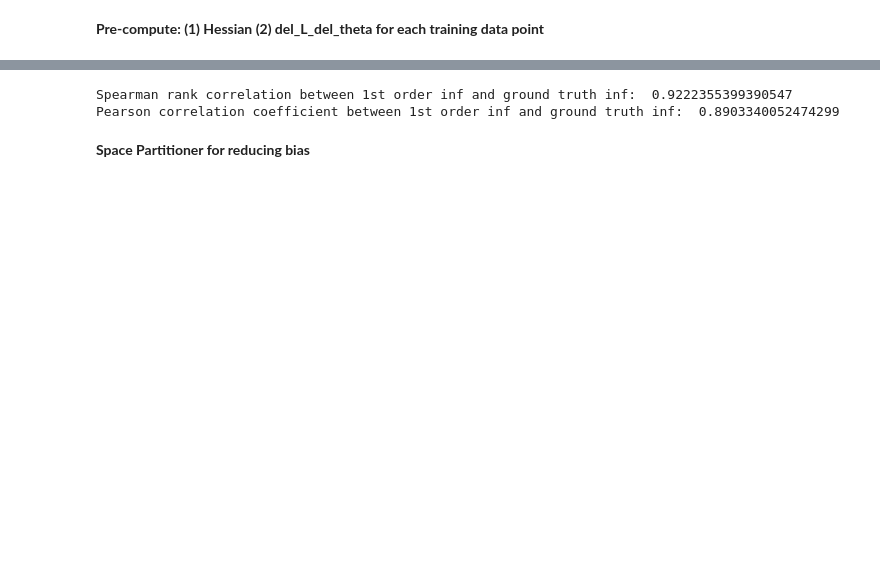
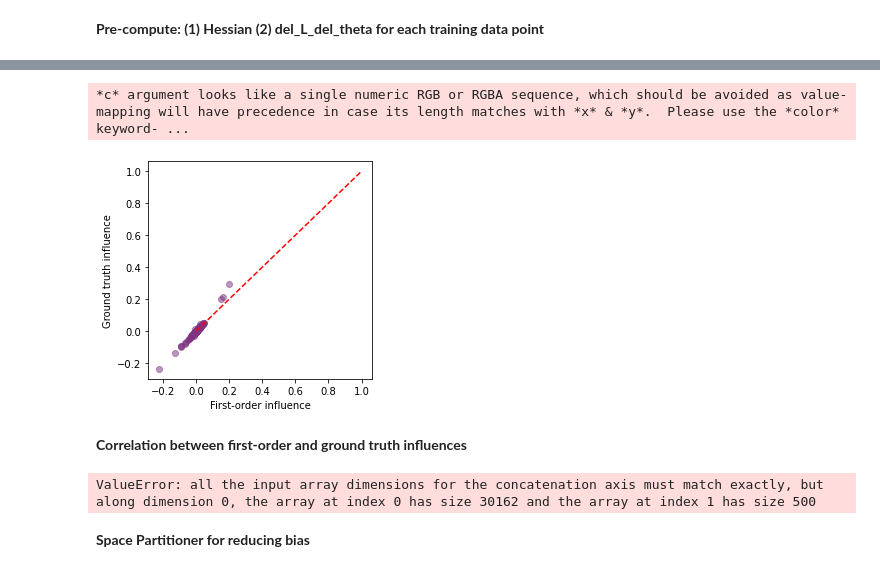
Before and after one commit to romilapradhan/gopher, a Jupyter notebook: if_predicates.ipynb, the cells around one changed output, grey strips where cells are left out. Cells and saved outputs as stored; diff of their text form; code cells hidden in the pictures; blank space fills up the shorter version.

Commit message:
second-order works

```diff
--- a/if_predicates.ipynb
+++ b/if_predicates.ipynb
@@ -67,6 +67,10 @@ y_train = df_train['income']
 
 X_test = df_test.drop(columns='income')
 y_test = df_test['income']
+
+size=500
+X_train = X_train[0:size]
+y_train = y_train[0:size]
 
 X_train_orig = copy.deepcopy(X_train)
 X_test_orig = copy.deepcopy(X_test)
@@ -279 +258,15 @@ for i in range(len(X_train)):
+# %%
+hexact = 1
+v1 = del_spd_del_theta(num_params, X_test_orig, X_test, y_pred_test)
+# ix = 203
+# v1 = del_L_del_theta_i(num_params, y_test[ix], X_test[ix], y_pred_test[ix])
+if hexact == 1:
+    H_exact = np.zeros((num_params, num_params))
+    for i in range(len(X_train)):
+        H_exact = np.add(H_exact, hessian_all_points[i])
+    hinv_exact = np.linalg.pinv(H_exact)
+    hinv_v = np.matmul(hinv_exact, v1)
+else: #using Hessian vector product
+    size_hvp = int(len(X_train) * .01)
+    hinv_v = hessian_vector_product(num_params, len(X_train), size_hvp, v1, hessian_all_points)
 # %% [markdown]
@@ -292,0 +291,7 @@ sort_index = np.argsort(spdgt)[::-1][:len(spdgt)]
+# %%
+# Misclassified points
+clf.fit(X_train, y_train)
+y_pred = clf.predict_proba(X_test)
+for i in range(len(X_test)):
+    if (y_pred[i][y_test[i]] < y_pred[i][1 - y_test[i]]):
+        print(i)
@@ -293,18 +338,32 @@ sort_index = np.argsort(spdgt)[::-1][:len(spdgt)]
+# %%
+colors = (0.5,0.2,0.5)
+# fig = plt.figure()
+fig, ax = plt.subplots(figsize=(4,4))
+plt.scatter(infs_1, delta_loss_gt, c=colors, alpha=0.5)
+plt.xlabel('First-order influence')
+plt.ylabel('Ground truth influence')
+ax.plot((0,1), 'r--')
+# ax.plot([0,1],[0,1], transform=ax.transAxes)
+plt.show()
+# %% [output]
+*c* argument looks like a single numeric RGB or RGBA sequence, which should be avoided as value-mapping will have precedence in case its length matches with *x* & *y*.  Please use the *color* keyword- ...
+[figure, added]
+# %% [markdown]
+**Correlation between first-order and ground truth influences**
 # %%
-size_hvp = int(len(X_train) * .001)
-# Hessian vector product H^{-1}v, v = del_fairness
-v1 = del_spd_del_theta(num_params, X_test_orig, X_test, y_pred_test)
-# v = del_L_del_theta[3]
-hinv_v = hessian_vector_product(num_params, len(X_train), size_hvp, v1, hessian_all_points)
-
-infs_1 = first_order_influence(del_L_del_theta, hinv_v, len(X_train))
 print("Spearman rank correlation between 1st order inf and ground truth inf: ",
       stats.spearmanr(spdgt, infs_1)[0])
 print("Pearson correlation coefficient between 1st order inf and ground truth inf: ",
       stats.pearsonr(spdgt, infs_1)[0])
+
+colors = (0.5,0.2,0.5)
+fig = plt.figure()
+plt.scatter(infs_1, spdgt, c=colors, alpha=0.5)
+plt.xlabel('First-order influence')
+plt.ylabel('Ground truth influence')
+plt.show()
 # %% [output]
-Spearman rank correlation between 1st order inf and ground truth inf:  0.9222355399390547
-Pearson correlation coefficient between 1st order inf and ground truth inf:  0.8903340052474299
+ValueError: all the input array dimensions for the concatenation axis must match exactly, but along dimension 0, the array at index 0 has size 30162 and the array at index 1 has size 500
 # %% [markdown]
 **Space Partitioner for reducing bias**
 # %%
```
Also changed, not shown: parts of 20 cells of this notebook.
